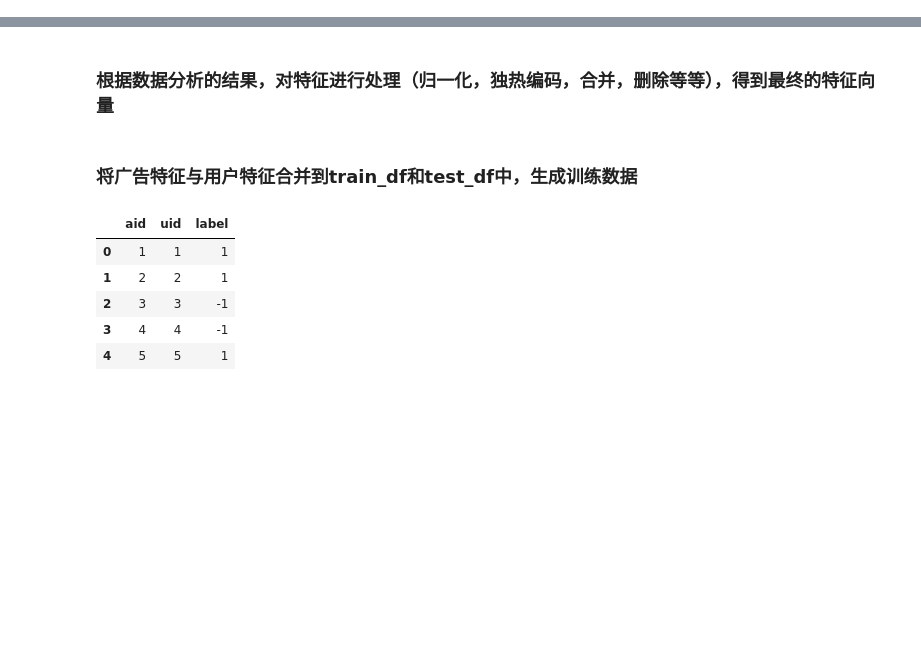
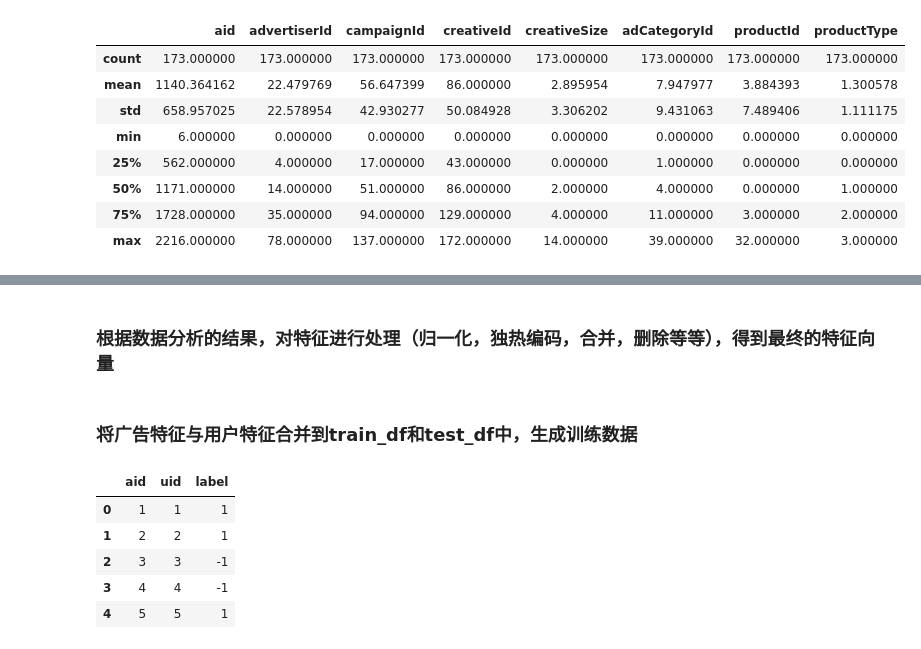
Before and after one commit to ModaoT/firstkill, a Jupyter notebook: entry.ipynb, the cells around one changed output, grey strips where cells are left out. Saved outputs shown, nothing was run; the diff lists cells and outputs as text; code cells hidden in the pictures; blank space fills up the shorter version.

```diff
--- a/entry.ipynb
+++ b/entry.ipynb
@@ -132,0 +175,14 @@ g.map(plt.hist, 'adCategoryId', bins=20)
+# %%
+def create_lookup_tables(words):
+    word_counts = Counter(words)
+    sorted_vocab = sorted(word_counts, key=word_counts.get, reverse=True)
+    vocab_to_int = {word: ii for ii, word in enumerate(sorted_vocab)}
+
+    return vocab_to_int
+# %%
+advertiserId_to_int = create_lookup_tables(ad_feature['advertiserId'])
+print('advertiserId_to_int:\n', advertiserId_to_int)
+campaignId_to_int = create_lookup_tables(ad_feature['campaignId'])
+print('campaignId_to_int:\n', campaignId_to_int)
+creativeId_to_int = create_lookup_tables(ad_feature['creativeId'])
+print('creativeId_to_int:\n', creativeId_to_int)
@@ -132,0 +194,9 @@ g.map(plt.hist, 'adCategoryId', bins=20)
+# %%
+creativeSize_to_int = create_lookup_tables(ad_feature['creativeSize'])
+print('creativeSize_to_int:\n', creativeSize_to_int)
+adCategoryId_to_int = create_lookup_tables(ad_feature['adCategoryId'])
+print('adCategoryId_to_int:\n', adCategoryId_to_int)
+productId_to_int = create_lookup_tables(ad_feature['productId'])
+print('productId_to_int:\n', productId_to_int)
+productType_to_int = create_lookup_tables(ad_feature['productType'])
+print('productType_to_int:\n', productType_to_int)
@@ -132,0 +212,20 @@ g.map(plt.hist, 'adCategoryId', bins=20)
+# %%
+ad_feature_mapped = ad_feature.copy()
+ad_feature_mapped['advertiserId'] = ad_feature['advertiserId'].map(advertiserId_to_int)
+ad_feature_mapped['campaignId'] = ad_feature['campaignId'].map(campaignId_to_int)
+ad_feature_mapped['creativeId'] = ad_feature['creativeId'].map(creativeId_to_int)
+ad_feature_mapped['creativeSize'] = ad_feature['creativeSize'].map(creativeSize_to_int)
+ad_feature_mapped['adCategoryId'] = ad_feature['adCategoryId'].map(adCategoryId_to_int)
+ad_feature_mapped['productId'] = ad_feature['productId'].map(productId_to_int)
+ad_feature_mapped['productType'] = ad_feature['productType'].map(productType_to_int)
+ad_feature_mapped.describe()
+# %% [output]
+|  | aid | advertiserId | campaignId | creativeId | creativeSize | adCategoryId | productId | productType |
+| count | 173.000000 | 173.000000 | 173.000000 | 173.000000 | 173.000000 | 173.000000 | 173.000000 | 173.000000 |
+| mean | 1140.364162 | 22.479769 | 56.647399 | 86.000000 | 2.895954 | 7.947977 | 3.884393 | 1.300578 |
+| std | 658.957025 | 22.578954 | 42.930277 | 50.084928 | 3.306202 | 9.431063 | 7.489406 | 1.111175 |
+| min | 6.000000 | 0.000000 | 0.000000 | 0.000000 | 0.000000 | 0.000000 | 0.000000 | 0.000000 |
+| 25% | 562.000000 | 4.000000 | 17.000000 | 43.000000 | 0.000000 | 1.000000 | 0.000000 | 0.000000 |
+| 50% | 1171.000000 | 14.000000 | 51.000000 | 86.000000 | 2.000000 | 4.000000 | 0.000000 | 1.000000 |
+| 75% | 1728.000000 | 35.000000 | 94.000000 | 129.000000 | 4.000000 | 11.000000 | 3.000000 | 2.000000 |
+| max | 2216.000000 | 78.000000 | 137.000000 | 172.000000 | 14.000000 | 39.000000 | 32.000000 | 3.000000 |
```
Also changed, not shown: parts of 35 cells of this notebook.
